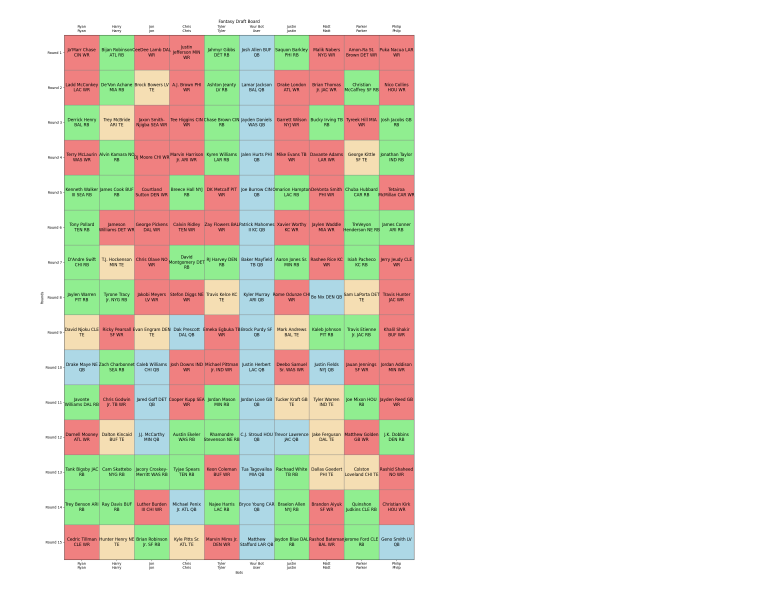
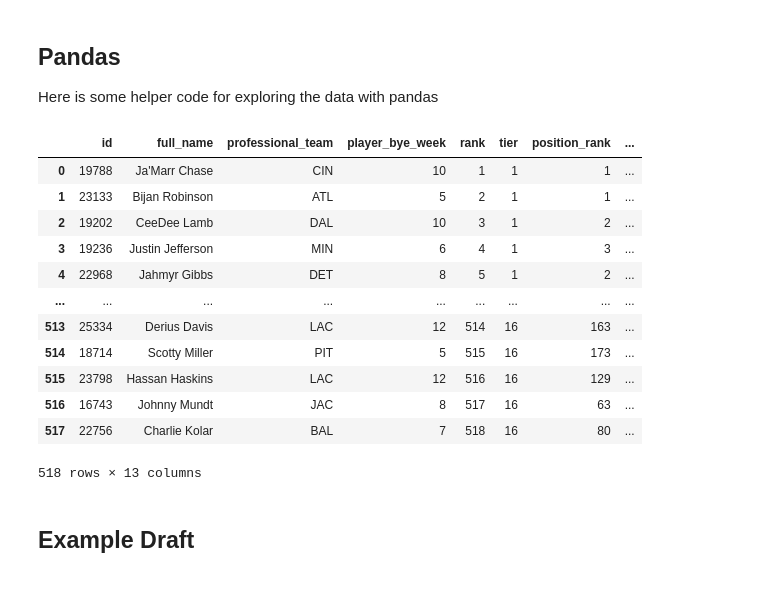
Before and after one commit to mitchwebster/botblitz, a Jupyter notebook: SimulateDraft.ipynb, the cells around one changed output. Saved outputs shown, nothing was run; the diff lists cells and outputs as text; code cells hidden in the pictures.

```diff
--- a/SimulateDraft.ipynb
+++ b/SimulateDraft.ipynb
@@ -1,3 +7,31 @@
+# %% [markdown]
+## Pandas
+
+Here is some helper code for exploring the data with pandas
+# %%
+from blitz_env.simulate_draft_sqlite import init_database
+from blitz_env.models import DatabaseManager
+import pandas as pd
+
+db = init_database(2025)
+df = pd.read_sql("SELECT * FROM players", db.engine)
+df
+# %% [output]
+|  | id | full_name | professional_team | player_bye_week | rank | tier | position_rank | ... |
+| 0 | 19788 | Ja'Marr Chase | CIN | 10 | 1 | 1 | 1 | ... |
+| 1 | 23133 | Bijan Robinson | ATL | 5 | 2 | 1 | 1 | ... |
+| 2 | 19202 | CeeDee Lamb | DAL | 10 | 3 | 1 | 2 | ... |
+| 3 | 19236 | Justin Jefferson | MIN | 6 | 4 | 1 | 3 | ... |
+| 4 | 22968 | Jahmyr Gibbs | DET | 8 | 5 | 1 | 2 | ... |
+| ... | ... | ... | ... | ... | ... | ... | ... | ... |
+| 513 | 25334 | Derius Davis | LAC | 12 | 514 | 16 | 163 | ... |
+| 514 | 18714 | Scotty Miller | PIT | 5 | 515 | 16 | 173 | ... |
+| 515 | 23798 | Hassan Haskins | LAC | 12 | 516 | 16 | 129 | ... |
+| 516 | 16743 | Johnny Mundt | JAC | 8 | 517 | 16 | 63 | ... |
+| 517 | 22756 | Charlie Kolar | BAL | 7 | 518 | 16 | 80 | ... |
+518 rows × 13 columns
+# %% [markdown]
+## Example Draft
 # %%
 from blitz_env.simulate_draft_sqlite import simulate_draft, visualize_draft_board
 from blitz_env.models import DatabaseManager, Player
@@ -28,4 +62,0 @@ simulate_draft(draft_player, 2025)
-# %%
-visualize_draft_board()
-# %% [output]
-[figure, removed]
```
Also changed, not shown: parts of 4 cells of this notebook, 8 other files.
